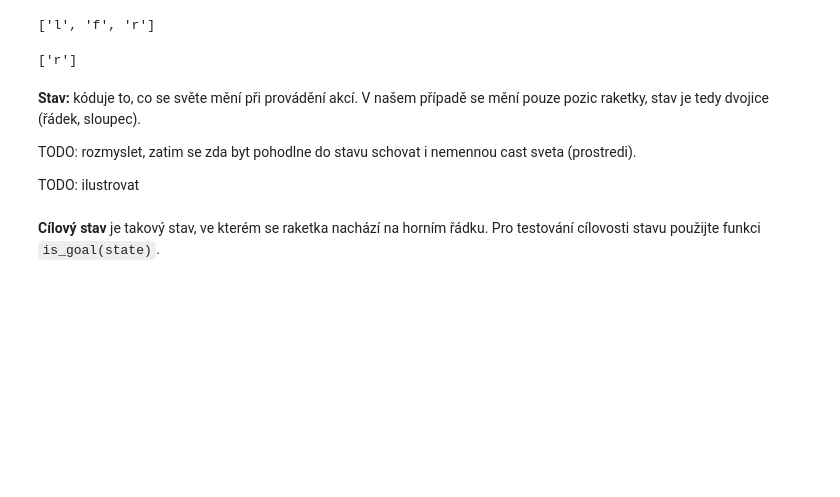
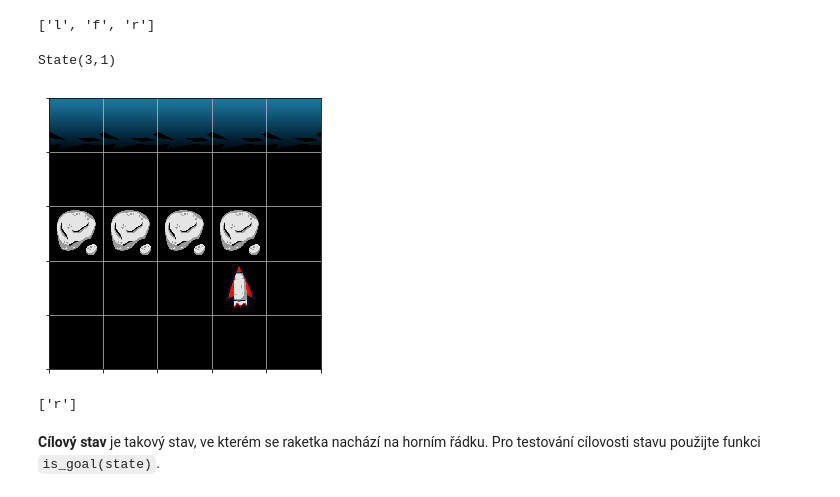
Before and after one commit to effa/ai-search-workshop, a Jupyter notebook: search-solution.ipynb, the cells around one changed output. Saved outputs shown, nothing was run; the diff lists cells and outputs as text; code cells hidden in the pictures; blank space fills up the shorter version.

Commit message:
Search tree visualization

```diff
--- a/search-solution.ipynb
+++ b/search-solution.ipynb
@@ -328,20 +342,16 @@ actions(state)
 # %%
 # Funkce `move(s, a)` vraci stav, ktery vznikne ze stavu s
 # po provedeni akce a:
 next_state = move(state, 'r')
-next_state.show()
+next_state
+# %% [output]
+State(3,1)
+[figure, added]
 # %%
 # V nekterych stavech jsou dostupne pouze nektere akce:
 actions(next_state)
 # %% [output]
 ['r']
-# %% [markdown]
-**Stav:** kóduje to, co se světe mění při provádění akcí.
-V našem případě se mění pouze pozic raketky, stav je tedy dvojice (řádek, sloupec).
-
-TODO: rozmyslet, zatim se zda byt pohodlne do stavu schovat i nemennou cast sveta (prostredi).
-
-TODO: ilustrovat
 # %% [markdown]
 **Cílový stav** je takový stav, ve kterém se raketka nachází na horním řádku. Pro testování cílovosti stavu použijte funkci `is_goal(state)`.
 # %%
```
Also changed, not shown: parts of 16 cells of this notebook.
